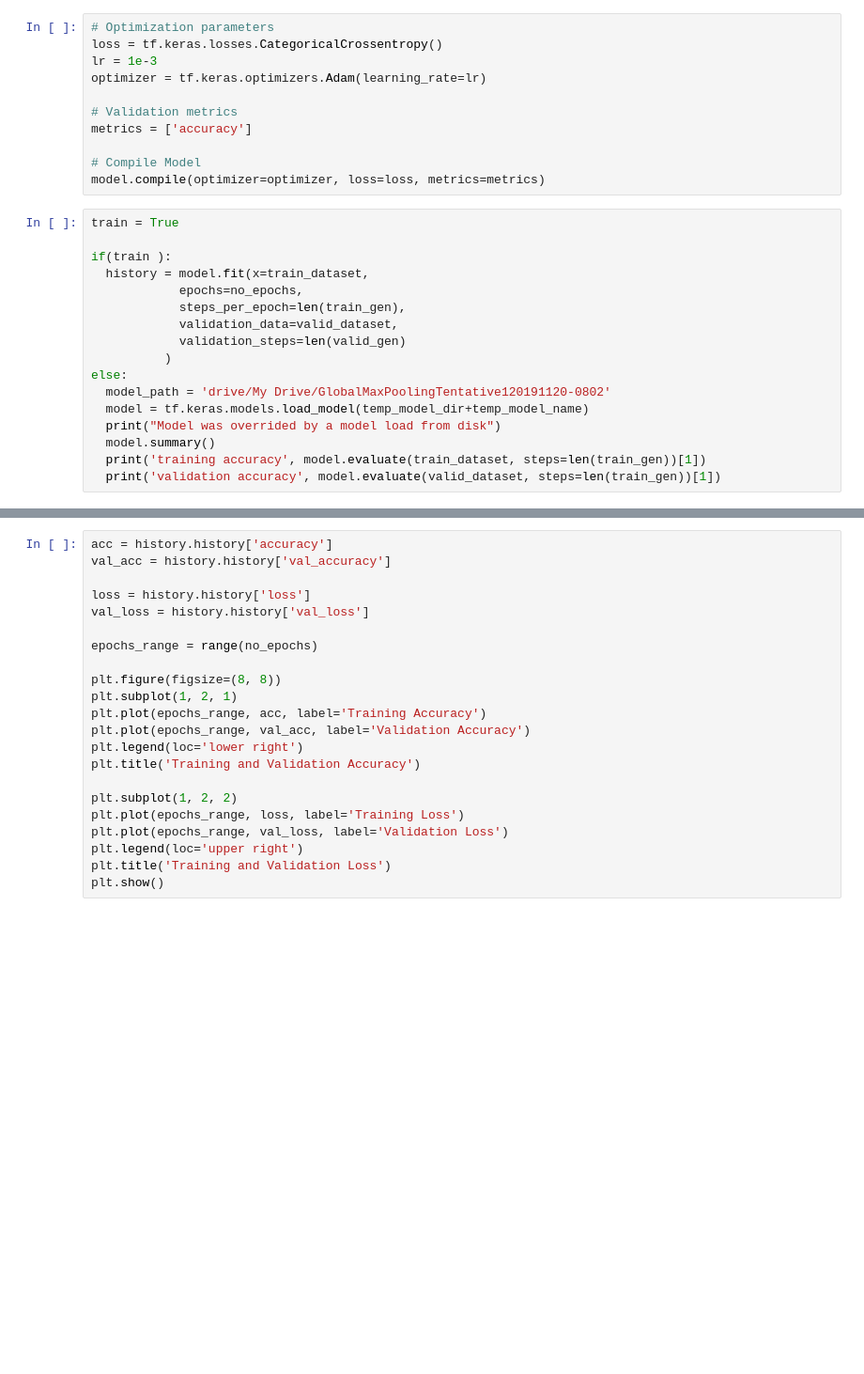
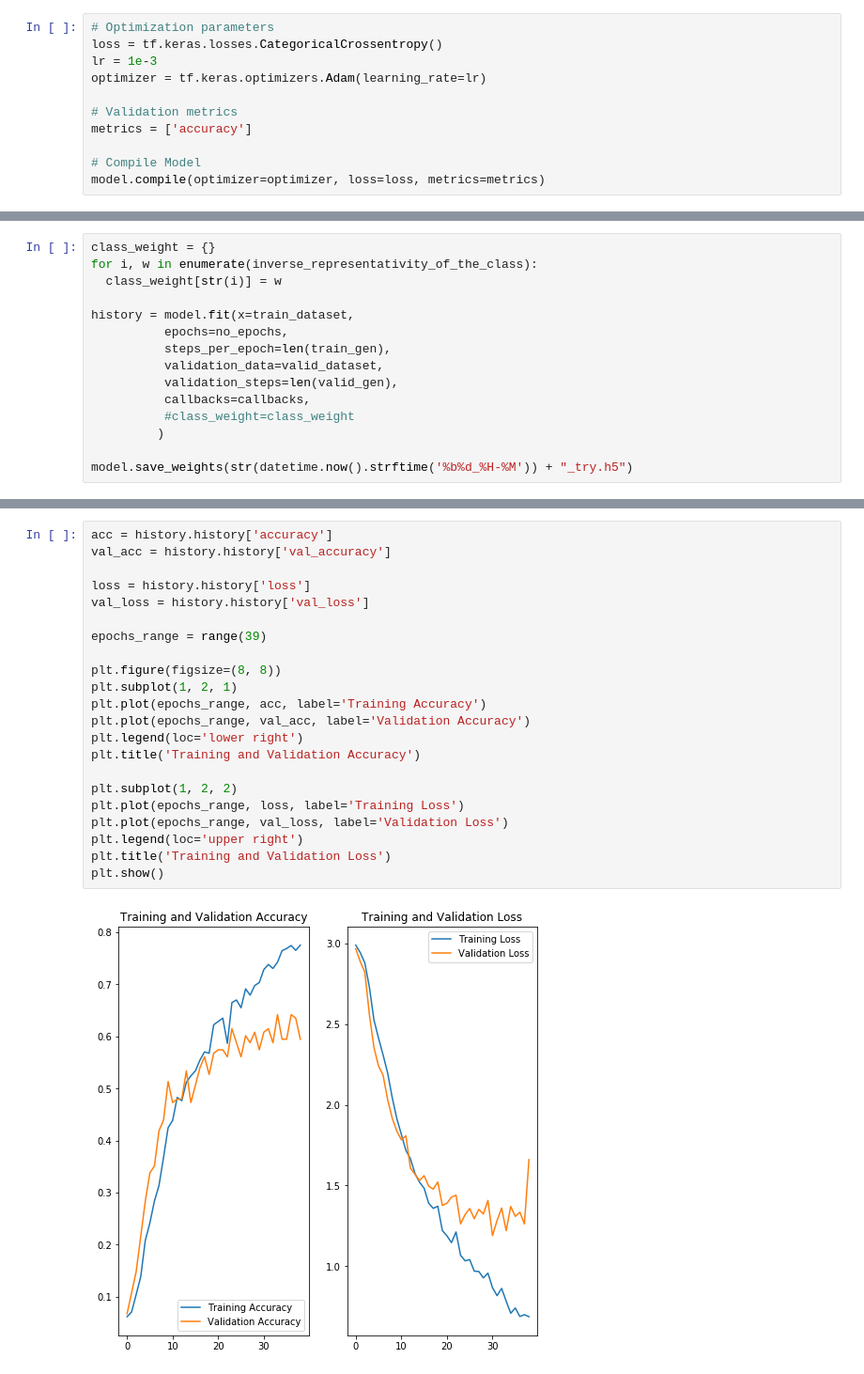
Before and after one commit to mett29/DL-Competition, a Jupyter notebook: image_classification.ipynb, the cells around one changed output, grey strips where cells are left out. Shown: that part at 94% size. Saved outputs shown, nothing was run; the diff lists cells and outputs as text; blank space fills up the shorter version.

Commit message:
Best model so far
This will probably be the last model without transfer learning. The actual accuracy on test set is 0.606

```diff
--- a/image_classification.ipynb
+++ b/image_classification.ipynb
@@ -271,20 +271,3 @@ metrics = ['accuracy']
 
 # Compile Model
 model.compile(optimizer=optimizer, loss=loss, metrics=metrics)
-# %%
-train = True
-
-if(train ):
-  history = model.fit(x=train_dataset,
-            epochs=no_epochs,
-            steps_per_epoch=len(train_gen),
-            validation_data=valid_dataset,
-            validation_steps=len(valid_gen)
-          )
-else:
-  model_path = 'drive/My Drive/GlobalMaxPoolingTentative120191120-0802'
-  model = tf.keras.models.load_model(temp_model_dir+temp_model_name)
-  print("Model was overrided by a model load from disk")
-  model.summary()
-  print('training accuracy', model.evaluate(train_dataset, steps=len(train_gen))[1])
-  print('validation accuracy', model.evaluate(valid_dataset, steps=len(train_gen))[1])
@@ -312,0 +329,15 @@ You should see the model that has been saved here
+# %%
+class_weight = {}
+for i, w in enumerate(inverse_representativity_of_the_class):
+  class_weight[str(i)] = w
+
+history = model.fit(x=train_dataset,
+          epochs=no_epochs,
+          steps_per_epoch=len(train_gen),
+          validation_data=valid_dataset,
+          validation_steps=len(valid_gen),
+          callbacks=callbacks,
+          #class_weight=class_weight
+         )
+
+model.save_weights(str(datetime.now().strftime('%b%d_%H-%M')) + "_try.h5")
@@ -313,22 +362,24 @@ You should see the model that has been saved here
 # %%
 acc = history.history['accuracy']
 val_acc = history.history['val_accuracy']
 
 loss = history.history['loss']
 val_loss = history.history['val_loss']
 
-epochs_range = range(no_epochs)
+epochs_range = range(39)
 
 plt.figure(figsize=(8, 8))
 plt.subplot(1, 2, 1)
 plt.plot(epochs_range, acc, label='Training Accuracy')
 plt.plot(epochs_range, val_acc, label='Validation Accuracy')
 plt.legend(loc='lower right')
 plt.title('Training and Validation Accuracy')
 
 plt.subplot(1, 2, 2)
 plt.plot(epochs_range, loss, label='Training Loss')
 plt.plot(epochs_range, val_loss, label='Validation Loss')
 plt.legend(loc='upper right')
 plt.title('Training and Validation Loss')
 plt.show()
+# %% [output]
+[figure, added]
```
Also changed, not shown: parts of 44 cells of this notebook.
